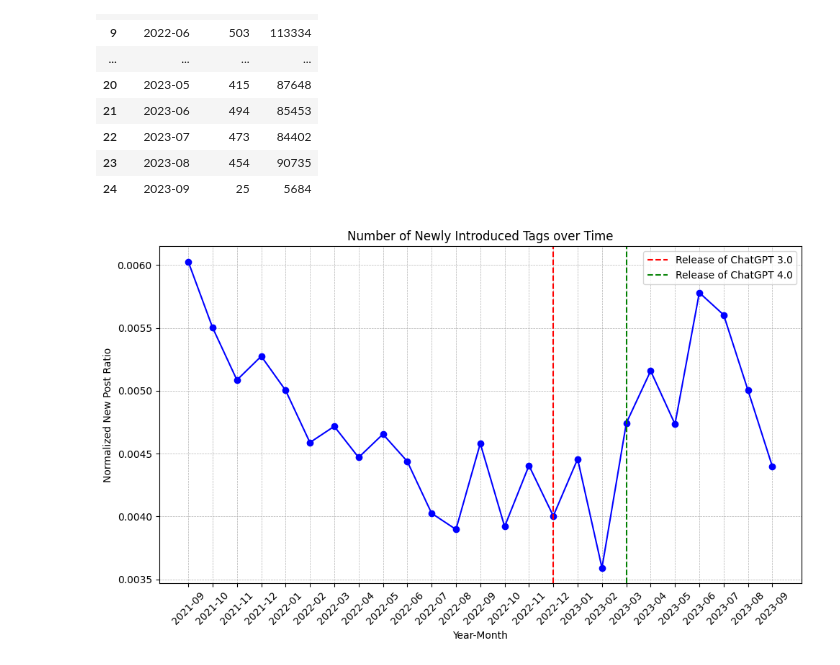
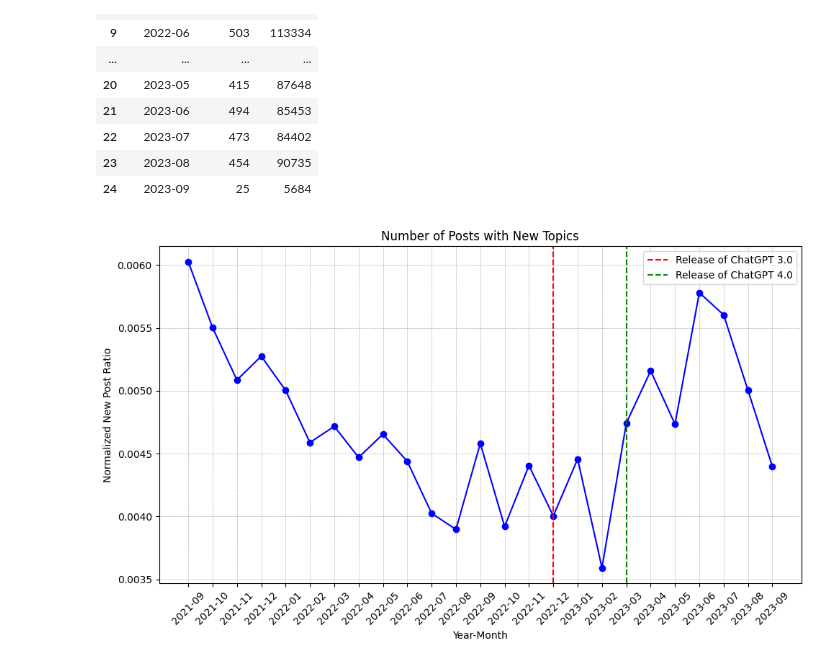
Before and after one commit to CG6036/_Robustness, a Jupyter notebook: newTag/ratioTrend2.ipynb, the cells around one changed output. Drawn from its saved outputs; the diff is of its cells as text; code cells hidden in the pictures.

```diff
--- a/newTag/ratioTrend2.ipynb
+++ b/newTag/ratioTrend2.ipynb
@@ -182,16 +181,16 @@ agg_df['norm_newPost'] = agg_df['newPost'] / agg_df['totalPost']
 # %%
 # Create the line plot with an additional vertical line
 plt.figure(figsize=(10, 6))
 plt.plot(agg_df['YearMonth'], agg_df['norm_newPost'], marker='o', linestyle='-', color='blue')
 plt.axvline(x='2022-12', color='red', linestyle='--', label='Release of ChatGPT 3.0')
 plt.axvline(x='2023-03', color='green', linestyle='--', label='Release of ChatGPT 4.0')
 plt.xticks(rotation=45)
 plt.xlabel('Year-Month')
 plt.ylabel('Normalized New Post Ratio')
-plt.title('Number of Newly Introduced Tags over Time')
+plt.title('Number of Posts with New Topics')
 plt.legend()
 plt.grid(visible=True, linestyle='--', linewidth=0.5)
 plt.tight_layout()
 plt.show()
 # %% [output]
-[figure, old version]
+[figure, new version]
```
Also changed, not shown: parts of 6 cells of this notebook, 11 other files.
